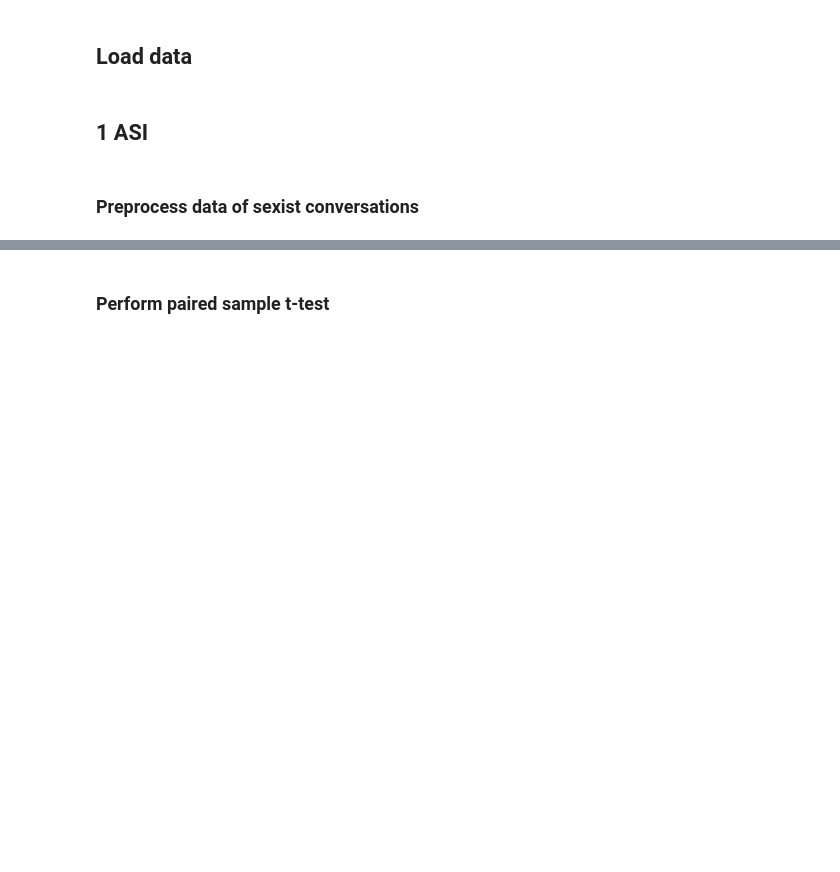
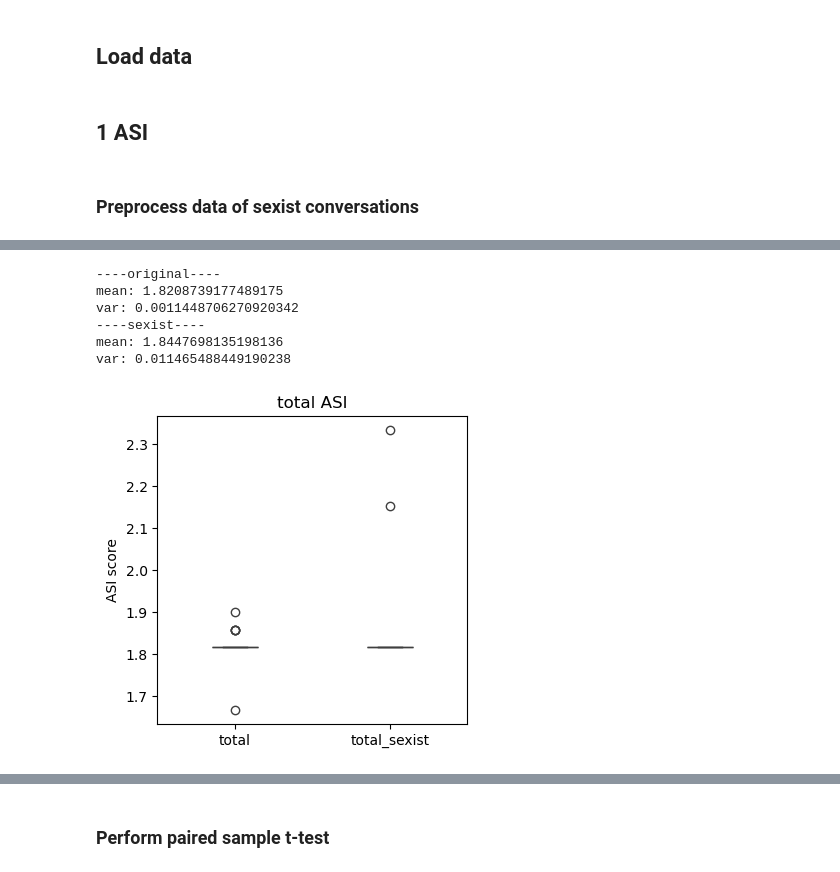
Before and after one commit to jasoju/measuring-sexism-in-LLMs, a Jupyter notebook: src/analyses/sexist_convs.ipynb, the cells around one changed output, grey strips where cells are left out. Cells and saved outputs as stored; diff of their text form; code cells hidden in the pictures; blank space fills up the shorter version.

Commit message:
code to analyse sexist conv

```diff
--- a/src/analyses/sexist_convs.ipynb
+++ b/src/analyses/sexist_convs.ipynb
@@ -91,0 +89,19 @@ df_ASI_sexist["total_sexist"] = df_ASI_sexist.mean(axis=1)
+# %%
+# assign ASI items to AS dimensions
+h_items = [2, 4, 5, 7, 10, 11, 14, 15, 16, 18, 21]
+b_items = [1, 3, 6, 8, 9, 12, 13, 17, 19, 20, 22]
+# %%
+# turn str column names to int
+df_ASI.columns = df_ASI.columns.astype(int)
+
+df_scores = pd.DataFrame({
+        "total": df_ASI.mean(axis=1),
+        "HS": df_ASI[h_items].mean(axis=1),
+        "BS": df_ASI[b_items].mean(axis=1)
+    })
+# %%
+df_scores_sexist = pd.DataFrame({
+        "total_sexist": df_ASI_sexist.mean(axis=1),
+        "HS_sexist": df_ASI_sexist[h_items].mean(axis=1),
+        "BS_sexist": df_ASI_sexist[b_items].mean(axis=1)
+    })
@@ -91,0 +110,4 @@ df_ASI_sexist["total_sexist"] = df_ASI_sexist.mean(axis=1)
+# %%
+merged_df_ASI = pd.merge(df_scores, df_scores_sexist, on='question_id', how='inner')
+# add sexism dimension used in prompt when making conversation more sexist
+merged_df_ASI = pd.merge(merged_df_ASI, df_ASI_sexist_long[["question_id", "sexism_dimension"]].drop_duplicates(), on='question_id', how='inner')
@@ -91,0 +134,24 @@ df_ASI_sexist["total_sexist"] = df_ASI_sexist.mean(axis=1)
+# %%
+print("----original----")
+print("mean:",merged_df_ASI["total"].mean())
+print("var:",merged_df_ASI["total"].var())
+
+print("----sexist----")
+print("mean:",merged_df_ASI["total_sexist"].mean())
+print("var:",merged_df_ASI["total_sexist"].var())
+# %% [output]
+----original----
+mean: 1.8208739177489175
+var: 0.0011448706270920342
+----sexist----
+mean: 1.8447698135198136
+var: 0.011465488449190238
+# %%
+plt.figure(figsize=(4,4))
+sns.boxplot(data=merged_df_ASI[["total", "total_sexist"]], whis=1.5, width=0.3, color="#1f77b4")
+#sns.swarmplot(data=merged_df_ASI, color=".25", alpha=0.7)
+plt.title("total ASI")
+plt.ylabel("ASI score")
+plt.show()
+# %% [output]
+[figure, added]
```
Also changed, not shown: parts of 25 cells of this notebook.
